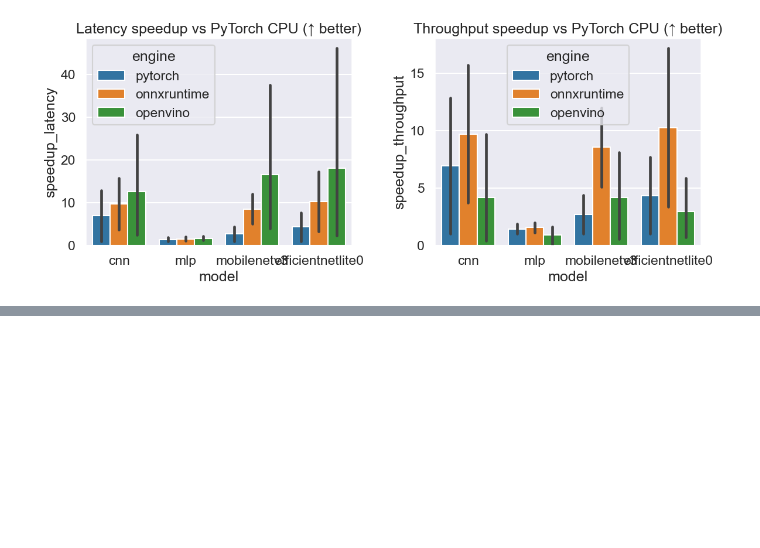
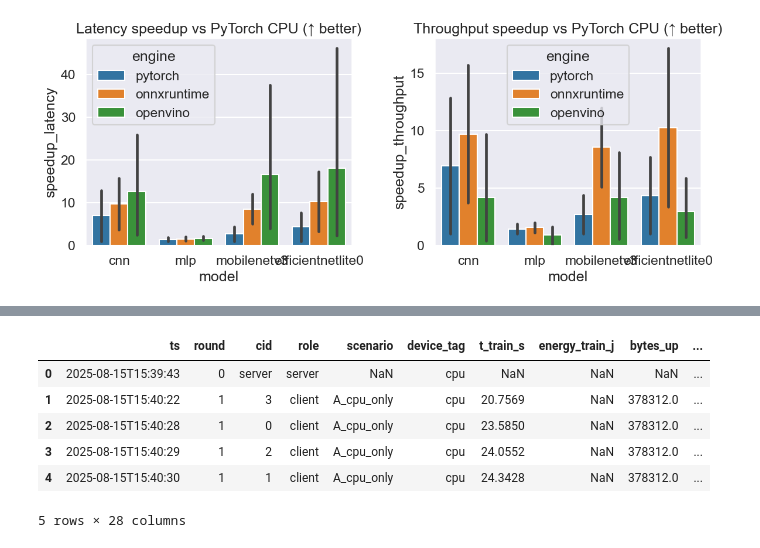
Before and after one commit to josepadial/federated-lab-multihw, a Jupyter notebook: notebooks/04_results_and_plots.ipynb, the cells around one changed output, grey strips where cells are left out. Drawn from its saved outputs; the diff is of its cells as text; code cells hidden in the pictures; blank space fills up the shorter version.

Commit message:
Add Flower simulation notebook for federated learning with metrics logging

```diff
--- a/notebooks/04_results_and_plots.ipynb
+++ b/notebooks/04_results_and_plots.ipynb
@@ -383,0 +388,33 @@ else:
+# %%
+# Cargar CSV de simulación federada
+import os
+import pandas as pd
+import numpy as np
+import matplotlib.pyplot as plt
+import seaborn as sns
+from pathlib import Path
+
+CSV = str(Path('..').resolve().joinpath('metrics', '03_flower_rounds.csv'))
+if not os.path.exists(CSV):
+    raise FileNotFoundError(f'No existe {CSV}. Ejecuta el notebook 03 primero.')
+
+raw = pd.read_csv(CSV)
+raw['round'] = pd.to_numeric(raw['round'], errors='coerce')
+raw['t_train_s'] = pd.to_numeric(raw['t_train_s'], errors='coerce')
+raw['t_agg_s'] = pd.to_numeric(raw['t_agg_s'], errors='coerce')
+raw['acc_local'] = pd.to_numeric(raw['acc_local'], errors='coerce')
+raw['loss_local'] = pd.to_numeric(raw['loss_local'], errors='coerce')
+raw['energy_train_j'] = pd.to_numeric(raw['energy_train_j'], errors='coerce')
+raw['bytes_up'] = pd.to_numeric(raw['bytes_up'], errors='coerce')
+raw['bytes_down'] = pd.to_numeric(raw['bytes_down'], errors='coerce')
+raw['params_bytes'] = pd.to_numeric(raw['params_bytes'], errors='coerce')
+
+raw.head()
+# %% [output]
+|  | ts | round | cid | role | scenario | device_tag | t_train_s | energy_train_j | bytes_up | ... |
+| 0 | 2025-08-15T15:39:43 | 0 | server | server | NaN | cpu | NaN | NaN | NaN | ... |
+| 1 | 2025-08-15T15:40:22 | 1 | 3 | client | A_cpu_only | cpu | 20.7569 | NaN | 378312.0 | ... |
+| 2 | 2025-08-15T15:40:28 | 1 | 0 | client | A_cpu_only | cpu | 23.5850 | NaN | 378312.0 | ... |
+| 3 | 2025-08-15T15:40:29 | 1 | 2 | client | A_cpu_only | cpu | 24.0552 | NaN | 378312.0 | ... |
+| 4 | 2025-08-15T15:40:30 | 1 | 1 | client | A_cpu_only | cpu | 24.3428 | NaN | 378312.0 | ... |
+5 rows × 28 columns
```
Also changed, not shown: parts of 2 cells of this notebook, 1 other file.
